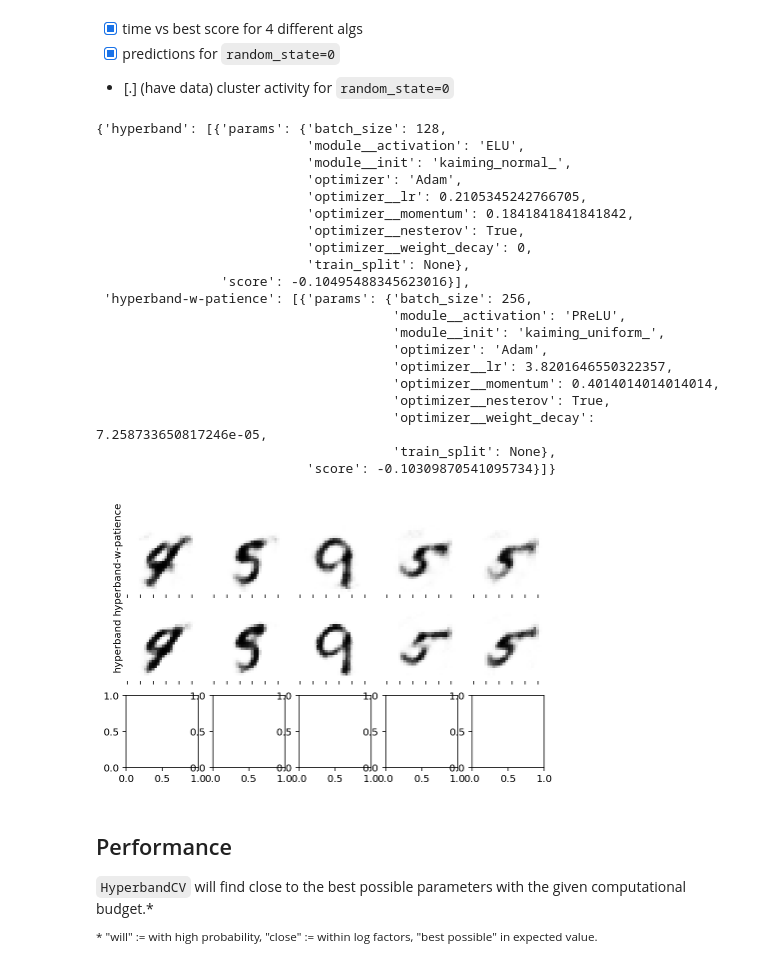
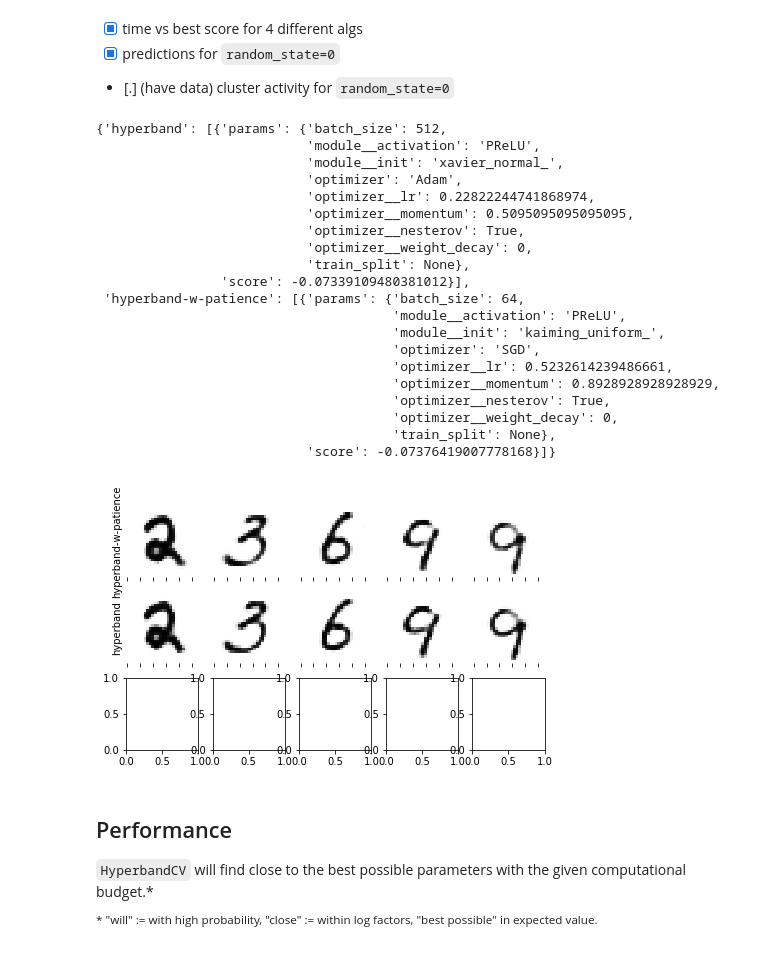
Before and after one commit to stsievert/dask-hyperband-comparison, a Jupyter notebook: image-denoising/Visualize-repeats.ipynb, the cells around one changed output. Drawn from its saved outputs; the diff is of its cells as text; code cells hidden in the pictures.

```diff
--- a/image-denoising/Visualize-repeats.ipynb
+++ b/image-denoising/Visualize-repeats.ipynb
@@ -17,6 +18,7 @@ def read_json(filename):
 DIR = f"./out/{today}/"
 DIR = f"{today}/out/"
 DIR = "./"
+DIR = ""
 
 # list of arrays with each score/time/etc. Each model entered more than once.
 
@@ -27,7 +29,7 @@ ALGS = [
     "hyperband-w-patience",
     "hyperband",
 ]
-RAND_STATES = range(1)
+RAND_STATES = range(152, 152 + 1)
 
 cv_results = {
     alg: [read_json(DIR + f"{today}-{alg}-{random_state}-cv_results.json")
@@ -57,47 +59,47 @@ best = {
 from pprint import pprint
 pprint(best)
 # %% [output]
-{'hyperband': [{'params': {'batch_size': 128,
-                           'module__activation': 'ELU',
-                           'module__init': 'kaiming_normal_',
+{'hyperband': [{'params': {'batch_size': 512,
+                           'module__activation': 'PReLU',
+                           'module__init': 'xavier_normal_',
                            'optimizer': 'Adam',
-                           'optimizer__lr': 0.2105345242766705,
-                           'optimizer__momentum': 0.1841841841841842,
+                           'optimizer__lr': 0.22822244741868974,
+                           'optimizer__momentum': 0.5095095095095095,
                            'optimizer__nesterov': True,
                            'optimizer__weight_decay': 0,
                            'train_split': None},
-                'score': -0.10495488345623016}],
- 'hyperband-w-patience': [{'params': {'batch_size': 256,
+                'score': -0.07339109480381012}],
+ 'hyperband-w-patience': [{'params': {'batch_size': 64,
                                       'module__activation': 'PReLU',
                                       'module__init': 'kaiming_uniform_',
-                                      'optimizer': 'Adam',
-                                      'optimizer__lr': 3.8201646550322357,
-                                      'optimizer__momentum': 0.4014014014014014,
+                                      'optimizer': 'SGD',
+                                      'optimizer__lr': 0.5232614239486661,
+                                      'optimizer__momentum': 0.8928928928928929,
                                       'optimizer__nesterov': True,
-                                      'optimizer__weight_decay': 7.258733650817246e-05,
+                                      'optimizer__weight_decay': 0,
                                       'train_split': None},
-                           'score': -0.10309870541095734}]}
+                           'score': -0.07376419007778168}]}
 # %%
 import numpy as np
 import seaborn as sns
 import matplotlib.pyplot as plt
 
-ests = {alg: np.load(DIR + f"{today}-{alg}-0-test.npz")["y_hat"]
+ests = {alg: np.load(DIR + f"{today}-{alg}-{min(RAND_STATES)}-test.npz")["y_hat"]
         for alg in ALGS}
 
 w = 1.5
 
 show = np.random.choice(len(ests["hyperband"]), size=5)
 fig, axs = plt.subplots(nrows=3, ncols=5, figsize=(5*w, 3*w))
 for (name, imgs), row in zip(ests.items(), axs):
     for i, (img, ax) in enumerate(zip(imgs, row)):
         ax = sns.heatmap(imgs[show[i]].reshape(28, 28), ax=ax, cmap="gray_r", cbar=False)
         ax.yaxis.set_major_locator(plt.NullLocator())
         ax.xaxis.set_major_formatter(plt.NullFormatter())
         if i == 0:
             _ = ax.set_ylabel(name)
 # %% [output]
-[figure, old version]
+[figure, new version]
 # %% [markdown]
 ## Performance
 `HyperbandCV` will find close to the best possible parameters with the given computational budget.*
```
Also changed, not shown: parts of 5 cells of this notebook, 4 other files.
